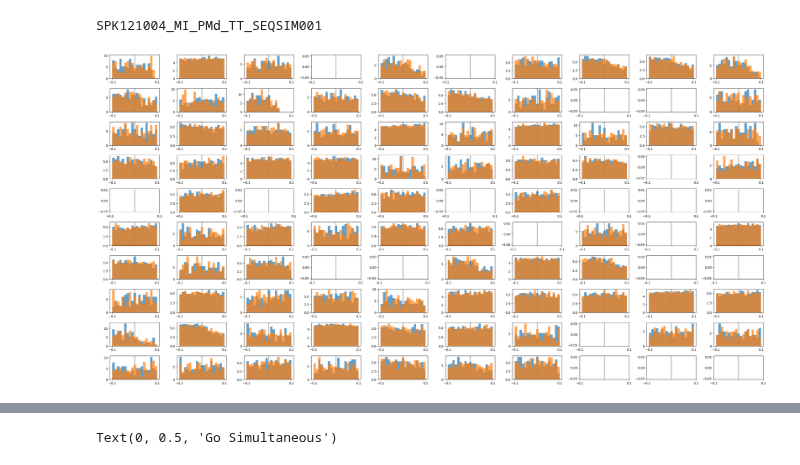
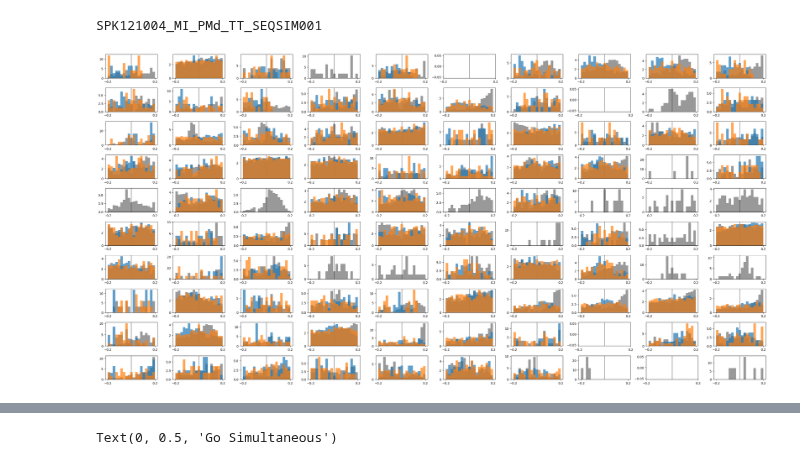
Before and after one commit to ntolley/spike_phase_maps, a Jupyter notebook: notebooks/process_beta_spikes.ipynb, the cells around one changed output, grey strips where cells are left out. Cells and saved outputs as stored; diff of their text form; code cells hidden in the pictures.

```diff
--- a/notebooks/process_beta_spikes.ipynb
+++ b/notebooks/process_beta_spikes.ipynb
@@ -315,7 +318,7 @@ filter_df = filter_df.dropna(axis=0)
 filter_df = filter_df[filter_df['is_burst']]
 # filter_df = filter_df[filter_df['band_amp'] > 15]
 
-wstart, wstop = -0.1, 0.1
+wstart, wstop = -0.2, 0.2
 # wstart, wstop = -0.05, 0.05
 
 
@@ -342,7 +345,7 @@ wstart, wstop = -0.1, 0.1
 st_data, st_data_cond1, st_data_cond2 = list(), list(), list()
 
 st_data_go = spike_train_functions.st_window_split(
-        unit_timestamps, go, wstart=0.0, wstop=0.2)
+        unit_timestamps, go, wstart=0.0, wstop=0.5)
 
 st_data_go_seq = spike_train_functions.st_window_split(
         unit_timestamps, go[seq], wstart=0.0, wstop=0.2)
@@ -362,7 +365,7 @@ st_data_stmv_noseq = spike_train_functions.st_window_split(
 for electrode_idx in clean_channels:
     electrode_df = filter_df.copy()
     electrode_df = electrode_df[electrode_df['channel']==electrode_idx]
-    # electrode_df = electrode_df.sort_values('band_amp', ascending=False).groupby('trial').first()
+    electrode_df = electrode_df.sort_values('band_amp', ascending=False).groupby('trial').first()
 
     # filter_feature = 'reaction_time'
     # mask = electrode_df[filter_feature] > np.percentile(electrode_df[filter_feature].values, 50)
@@ -395,20 +398,22 @@ for electrode_idx in clean_channels:
 # %%
 area_color = {'MI': 'C0', 'PMd': 'C1'}
 
 bins = np.linspace(wstart, wstop, 20)
 plt.figure(figsize=(30,15))
 for plot_idx, unit_idx in enumerate(range(0, 100)):
     area = unit_areas[unit_idx]
     plt.subplot(10,10,plot_idx+1)
     # _ = plt.hist(np.concatenate(st_data_stmv[unit_idx]) + wstart, bins=bins, alpha=0.4, density=True, color='k')
+    _ = plt.hist(np.concatenate(st_data_go[unit_idx]) + wstart, bins=bins, alpha=0.4, density=True, color='k')
+
     # _ = plt.hist(np.concatenate(st_data[unit_idx]) + wstart, bins=bins, alpha=0.7, density=False, color=area_color[area])
 
     _ = plt.hist(np.concatenate(st_data_cond1[unit_idx]) + wstart, bins=bins, color='C0', alpha=0.7, density=True)
     _ = plt.hist(np.concatenate(st_data_cond2[unit_idx]) + wstart, bins=bins, color='C1', alpha=0.7, density=True)
 
     plt.axvline(x=0, color='grey', zorder=-1100)
     plt.xticks([wstart, wstop])
     # plt.yticks([])
 plt.tight_layout()
 # %% [output]
-[figure, old version]
+[figure, new version]
```
Also changed, not shown: parts of 10 cells of this notebook.
